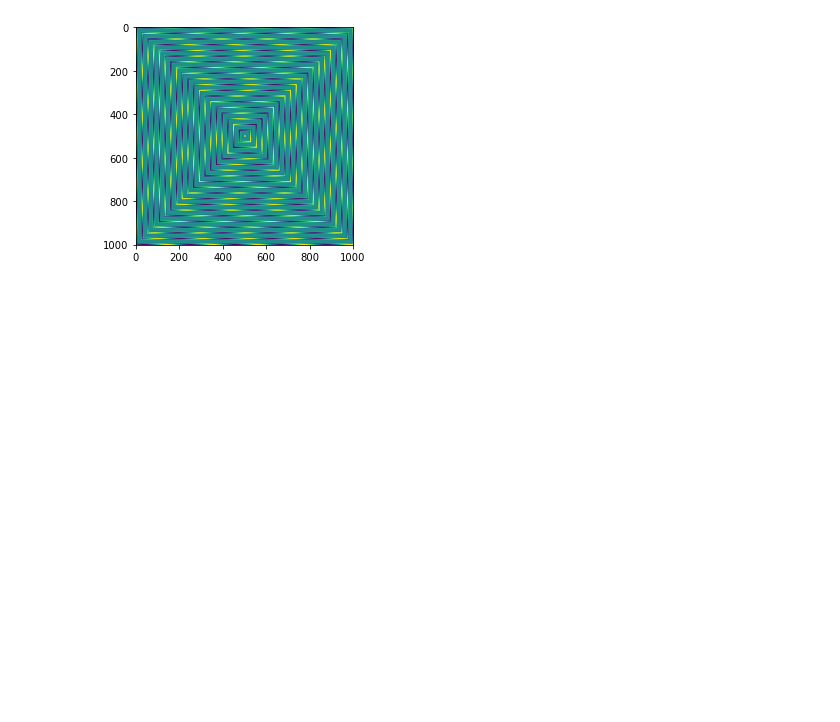
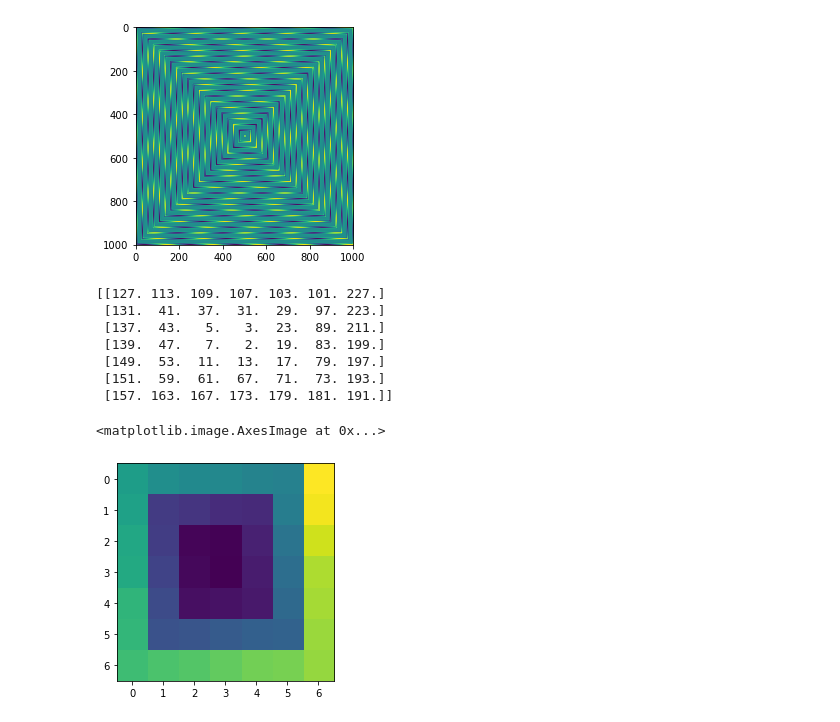
Before and after one commit to TAB0048/vvp-DU, a Jupyter notebook: DU3/DU3.ipynb, the cells around one changed output. Cells and saved outputs as stored; diff of their text form; code cells hidden in the pictures; blank space fills up the shorter version.

Commit message:
Add prime spiral

```diff
--- a/DU3/DU3.ipynb
+++ b/DU3/DU3.ipynb
@@ -193,3 +193,51 @@ plt.imshow(np.sin(A*0.03))
 <matplotlib.image.AxesImage at 0x...>
 [figure]
 [figure]
+# %%
+import sympy
+
+def prime_spiral_numpy(n):
+    A = np.zeros((n + 2, n + 2))
+
+    pos = (n + 2) // 2  # init position - center
+    circles = n // 2
+
+    A[pos, pos] = 2
+
+    primes = []
+    p = 3
+    while len(primes) < n**2:
+        if sympy.isprime(p):
+            primes.append(p)
+        p += 1
+
+    x = 0 # init idx in primes
+    for i in range(1, circles + 1):
+        v = primes[x : x + 8 * i]  # primes for whole "circle"
+
+        # upper edge
+        A[pos - i, pos - i : pos + i] = v[2*i - 1::-1]  # first quarter of v
+        # left edge
+        A[pos - i + 1 : pos + i + 1, pos - i] = v[2*i : 4*i]  # second quarter of v
+        # lower edge
+        A[pos + i, pos - i + 1 : pos + i + 1] = v[4*i : 6*i]  # third quarter of v
+        # right edge
+        A[pos - i : pos + i, pos + i] = v[8*i - 1 : 6*i-1 : -1]  # last quarter of v
+
+        x += 8*i
+
+    return A[1:-1, 1:-1]
+# %%
+A = prime_spiral_numpy(7)
+print(A)
+plt.imshow(A)
+# %% [output]
+[[127. 113. 109. 107. 103. 101. 227.]
+ [131.  41.  37.  31.  29.  97. 223.]
+ [137.  43.   5.   3.  23.  89. 211.]
+ [139.  47.   7.   2.  19.  83. 199.]
+ [149.  53.  11.  13.  17.  79. 197.]
+ [151.  59.  61.  67.  71.  73. 193.]
+ [157. 163. 167. 173. 179. 181. 191.]]
+<matplotlib.image.AxesImage at 0x...>
+[figure, added]
```
Also changed, not shown: parts of 1 cell of this notebook.
